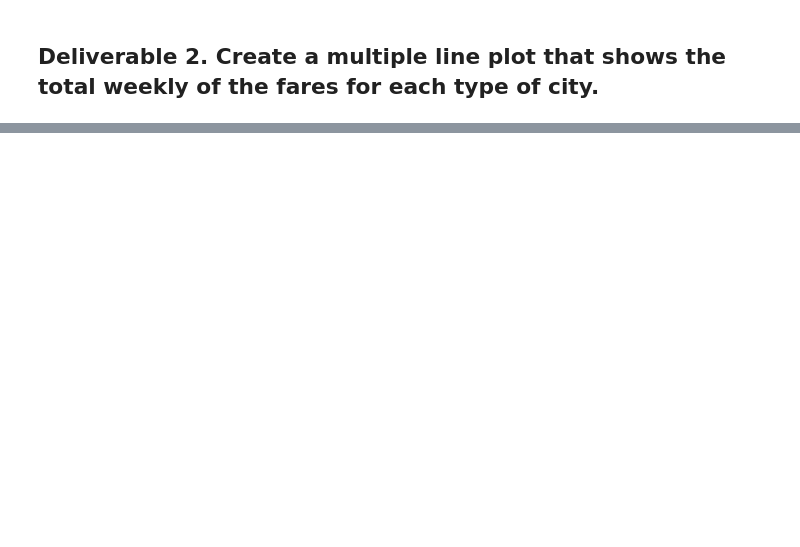
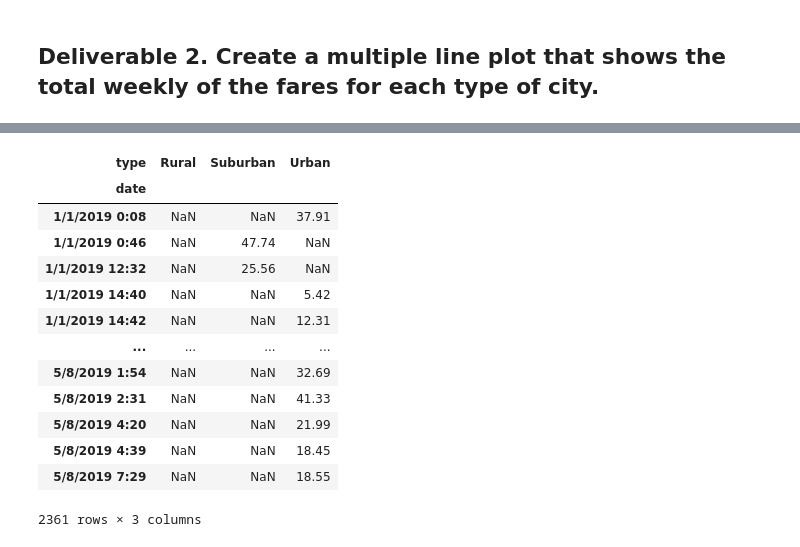
Before and after one commit to KathleenYager/PyBer-Analysis, a Jupyter notebook: PyBer_Challenge.ipynb, the cells around one changed output, grey strips where cells are left out. Cells and saved outputs as stored; diff of their text form; code cells hidden in the pictures; blank space fills up the shorter version.

```diff
--- a/PyBer_Challenge.ipynb
+++ b/PyBer_Challenge.ipynb
@@ -108,3 +154,5 @@ pyber_summary_df.index.name = None
 # %%
 # 2. Using groupby() to create a new DataFrame showing the sum of the fares
 #  for each date where the indices are the city type and date.
+date_type_df = pyber_data_df.groupby(["date", "type"]).sum()[["fare"]]
+date_type_df
@@ -114,4 +204,21 @@ pyber_summary_df.index.name = None
 # %%
 # 4. Create a pivot table with the 'date' as the index, the columns ='type', and values='fare'
 # to get the total fares for each type of city by the date.
+date_type_pivot = date_type_df.pivot(index="date", columns="type", values="fare")
+date_type_pivot
+# %% [output]
+| type | Rural | Suburban | Urban |
+| date |  |  |  |
+| 1/1/2019 0:08 | NaN | NaN | 37.91 |
+| 1/1/2019 0:46 | NaN | 47.74 | NaN |
+| 1/1/2019 12:32 | NaN | 25.56 | NaN |
+| 1/1/2019 14:40 | NaN | NaN | 5.42 |
+| 1/1/2019 14:42 | NaN | NaN | 12.31 |
+| ... | ... | ... | ... |
+| 5/8/2019 1:54 | NaN | NaN | 32.69 |
+| 5/8/2019 2:31 | NaN | NaN | 41.33 |
+| 5/8/2019 4:20 | NaN | NaN | 21.99 |
+| 5/8/2019 4:39 | NaN | NaN | 18.45 |
+| 5/8/2019 7:29 | NaN | NaN | 18.55 |
+2361 rows × 3 columns
 # %%
```
Also changed, not shown: parts of 18 cells of this notebook.
